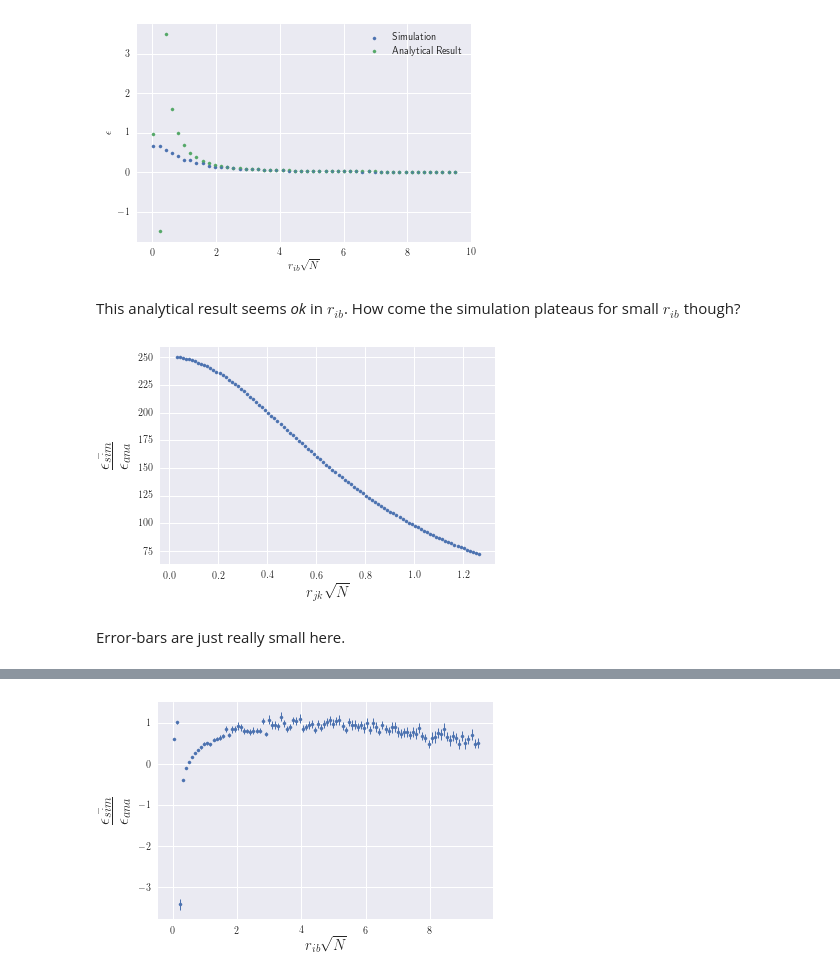
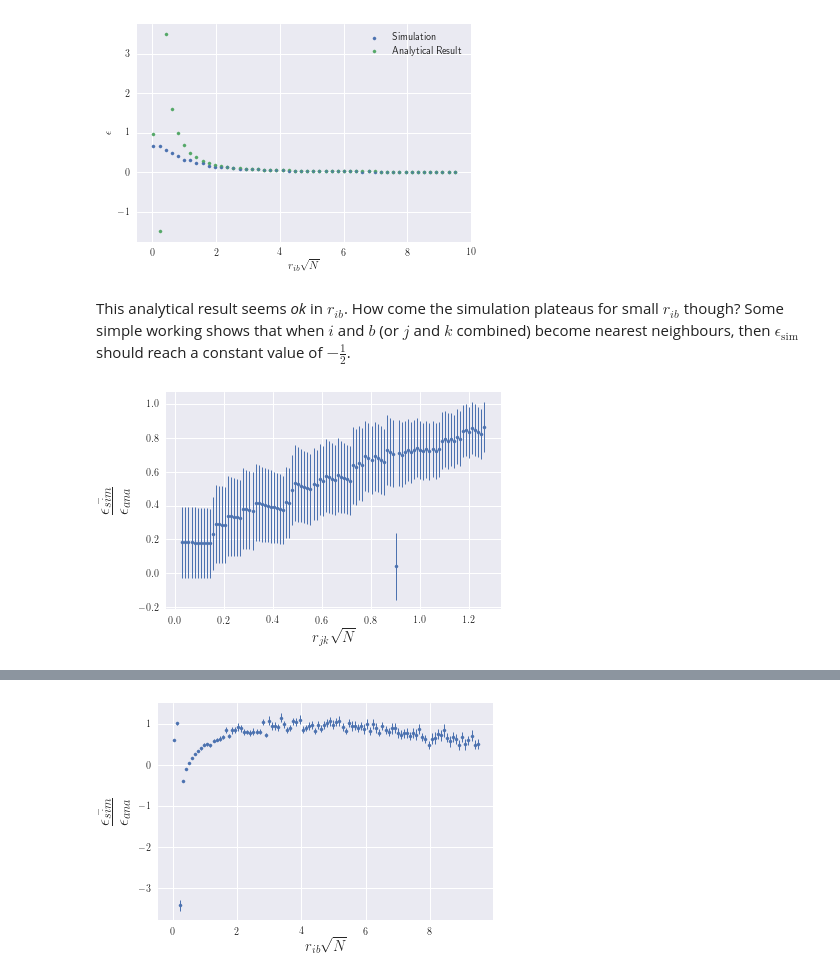
Before and after one commit to jbremz/human_mob, a Jupyter notebook: Notebooks/JB Log/Week 7 - 22.11.17.ipynb, the cells around one changed output, grey strips where cells are left out. Cells and saved outputs as stored; diff of their text form; code cells hidden in the pictures.

Commit message:
fixed epsilon change y ratio radiation bug

```diff
--- a/Notebooks/JB Log/Week 7 - 22.11.17.ipynb
+++ b/Notebooks/JB Log/Week 7 - 22.11.17.ipynb
@@ -57,10 +57,8 @@ epsChangeX_r(0.001,0.3, 0.03, 50, 1000, runs=50, ib=True, analytical=True)
 # %% [output]
 [figure]
 # %% [markdown]
-This analytical result seems *ok* in $r_{ib}$. How come the simulation plateaus for small $r_{ib}$ though?
+This analytical result seems *ok* in $r_{ib}$. How come the simulation plateaus for small $r_{ib}$ though? Some simple working shows that when $i$ and $b$ (or $j$ and $k$ combined) become nearest neighbours, then $\epsilon_{\text{sim}}$ should reach a constant value of $-\frac{1}{2}$.
 # %%
-epsChangeYRatio_r(0.001,0.04, 0.4, 100, 1000, runs=50)
+epsChangeYRatio_r(0.001,0.04, 0.4, 100, 1000, runs=50, ib=True)
 # %% [output]
-[figure, old version]
+[figure, new version]
-# %% [markdown]
-Error-bars are just really small here.
```
Also changed, not shown: parts of 11 cells of this notebook, 1 other file.
